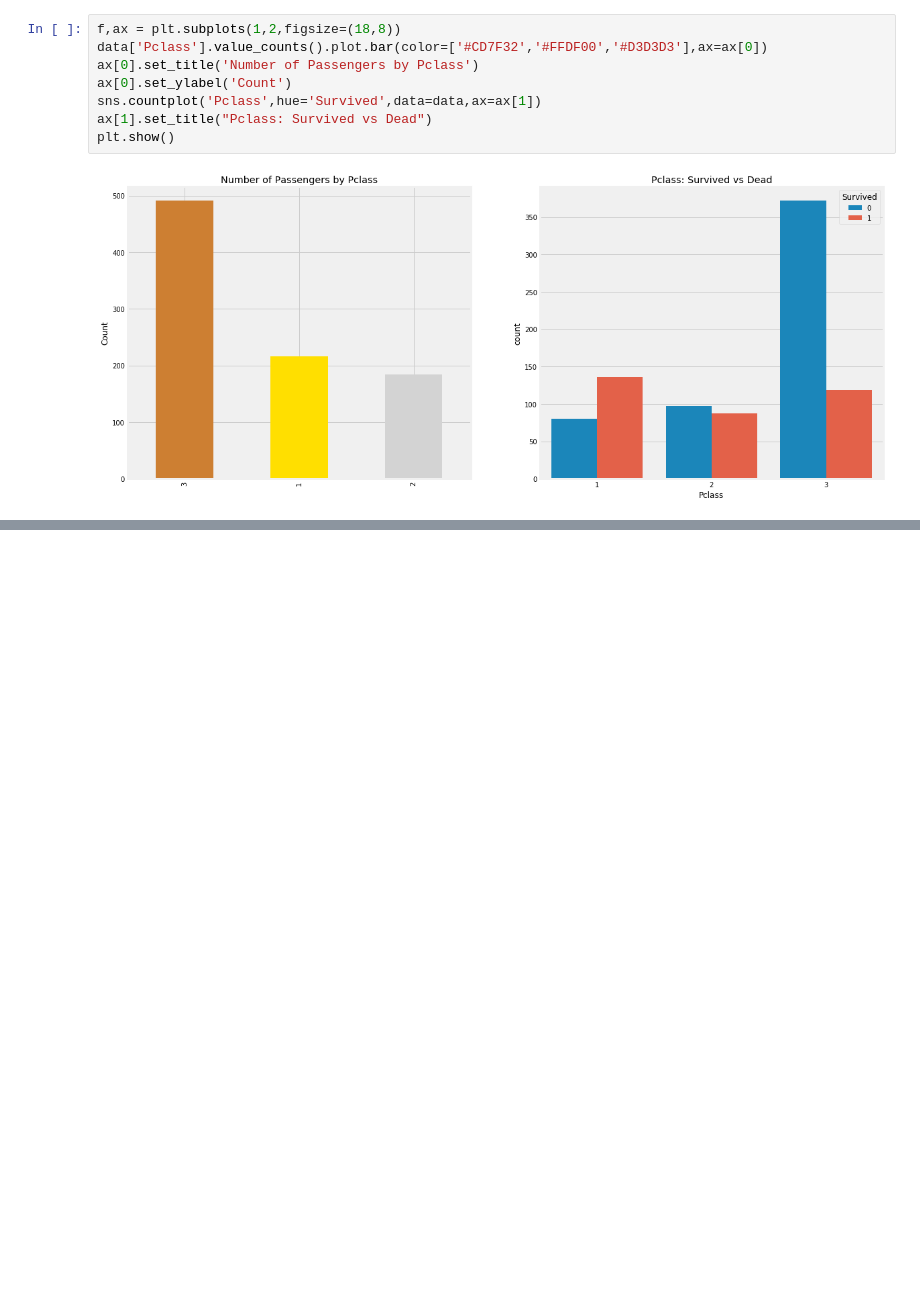
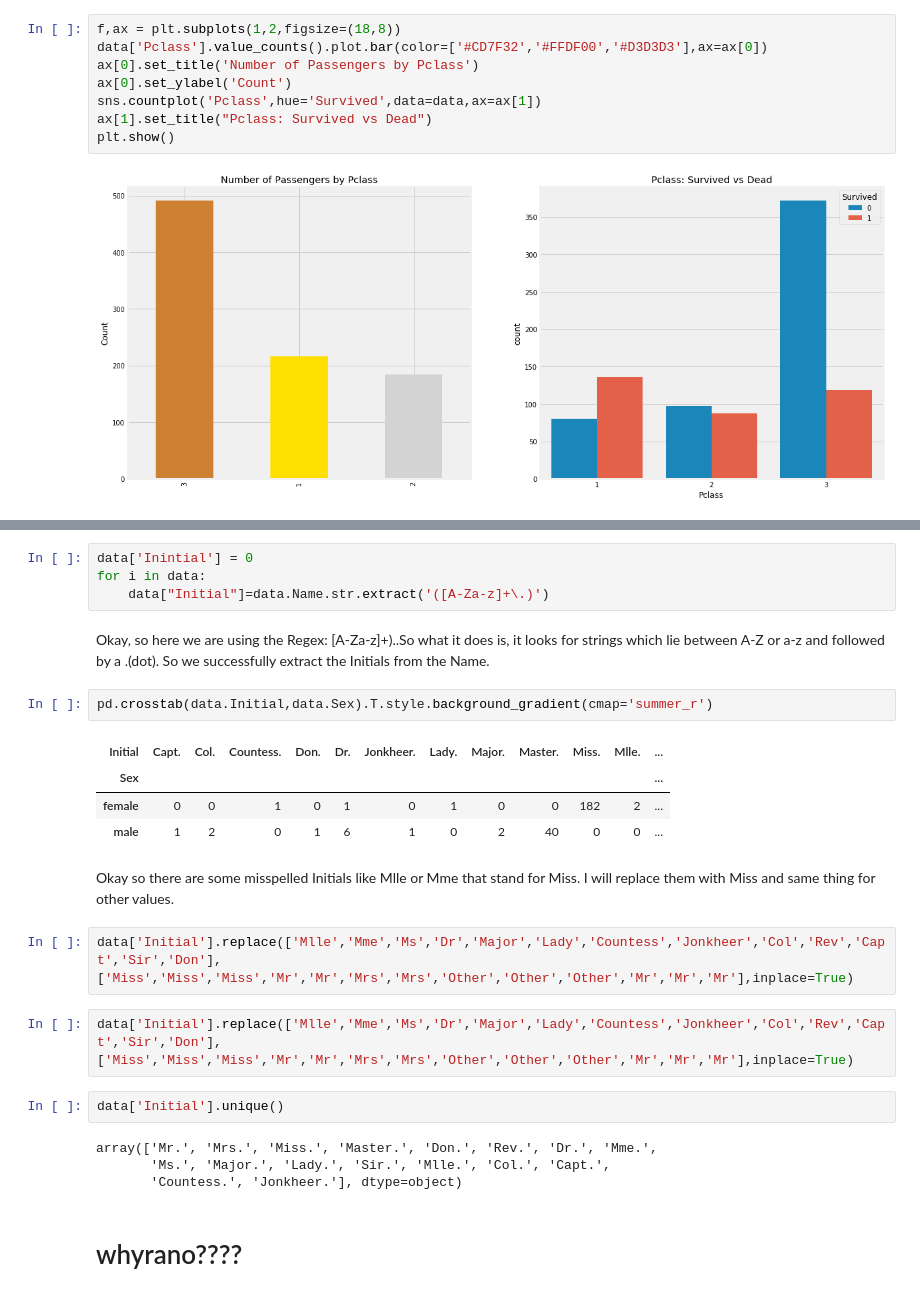
Before and after one commit to gon2gon2/first, a Jupyter notebook: titanic/eda-to-prediction-dietanic #2.ipynb, the cells around one changed output, grey strips where cells are left out. Saved outputs shown, nothing was run; the diff lists cells and outputs as text; blank space fills up the shorter version.

```diff
--- a/titanic/eda-to-prediction-dietanic #2.ipynb
+++ b/titanic/eda-to-prediction-dietanic #2.ipynb
@@ -157,0 +219,27 @@ People say Money can'y buy everything. But we can clearly see that Passengers of
+# %%
+data['Inintial'] = 0
+for i in data:
+    data["Initial"]=data.Name.str.extract('([A-Za-z]+\.)')
+# %% [markdown]
+Okay, so here we are using the Regex: [A-Za-z]+)..So what it does is, it looks for strings which lie between A-Z or a-z and followed by a .(dot). So we successfully extract the Initials from the Name.
+# %%
+pd.crosstab(data.Initial,data.Sex).T.style.background_gradient(cmap='summer_r')
+# %% [output]
+| Initial | Capt. | Col. | Countess. | Don. | Dr. | Jonkheer. | Lady. | Major. | Master. | Miss. | Mlle. | ... |
+| Sex |  |  |  |  |  |  |  |  |  |  |  | ... |
+| female | 0 | 0 | 1 | 0 | 1 | 0 | 1 | 0 | 0 | 182 | 2 | ... |
+| male | 1 | 2 | 0 | 1 | 6 | 1 | 0 | 2 | 40 | 0 | 0 | ... |
+# %% [markdown]
+Okay so there are some misspelled Initials like Mlle or Mme that stand for Miss. I will replace them with Miss and same thing for other values.
+# %%
+data['Initial'].replace(['Mlle','Mme','Ms','Dr','Major','Lady','Countess','Jonkheer','Col','Rev','Capt','Sir','Don'],['Miss','Miss','Miss','Mr','Mr','Mrs','Mrs','Other','Other','Other','Mr','Mr','Mr'],inplace=True)
+# %%
+data['Initial'].replace(['Mlle','Mme','Ms','Dr','Major','Lady','Countess','Jonkheer','Col','Rev','Capt','Sir','Don'],['Miss','Miss','Miss','Mr','Mr','Mrs','Mrs','Other','Other','Other','Mr','Mr','Mr'],inplace=True)
+# %%
+data['Initial'].unique()
+# %% [output]
+array(['Mr.', 'Mrs.', 'Miss.', 'Master.', 'Don.', 'Rev.', 'Dr.', 'Mme.',
+       'Ms.', 'Major.', 'Lady.', 'Sir.', 'Mlle.', 'Col.', 'Capt.',
+       'Countess.', 'Jonkheer.'], dtype=object)
+# %% [markdown]
+# whyrano????
```
Also changed, not shown: parts of 11 cells of this notebook.
